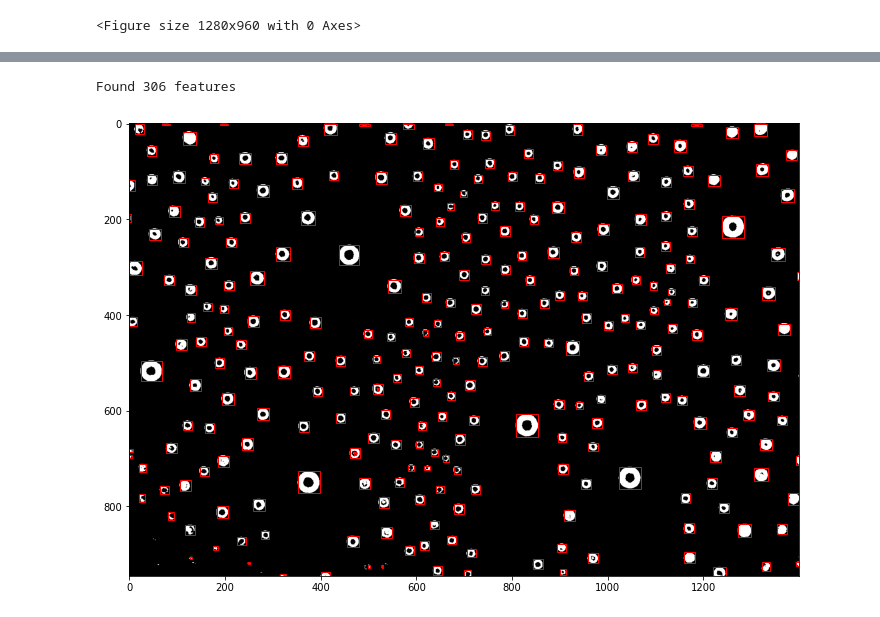
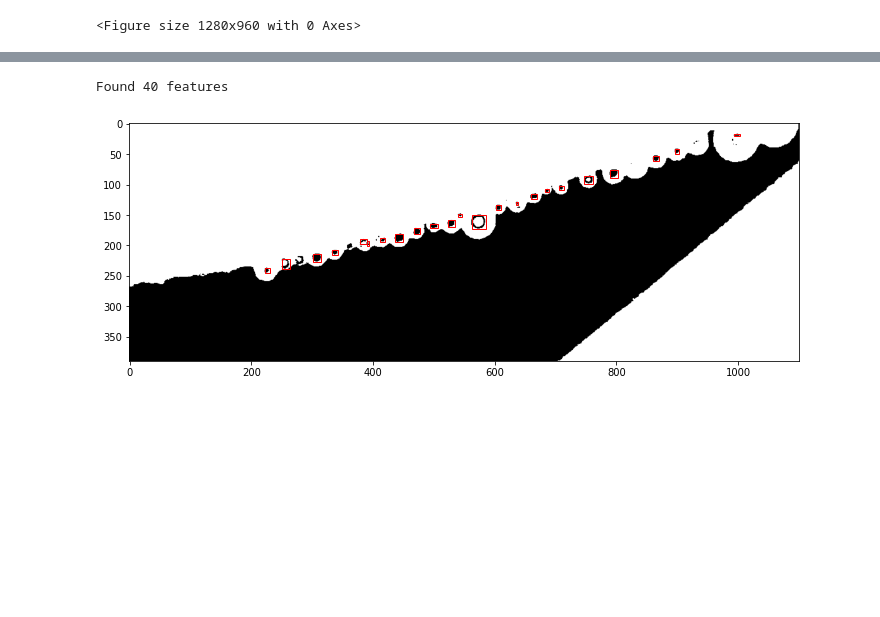
Before and after one commit to KeithHedlund13/dropletEmulsionDensity, a Jupyter notebook: parafinOilDropletTracking.ipynb, the cells around one changed output, grey strips where cells are left out. Drawn from its saved outputs; the diff is of its cells as text; code cells hidden in the pictures; blank space fills up the shorter version.

```diff
--- a/parafinOilDropletTracking.ipynb
+++ b/parafinOilDropletTracking.ipynb
@@ -27,7 +27,7 @@ mpl.rc('image', cmap='gray')
 <Figure size 1280x960 with 0 Axes>
 # %%
 #Here, you can change where the image files are being fetched from.
-fileName = 'square aggregation.png'
+fileName = 'paraffinNoEFieldSpacing.png'
 prefix = './data/'
 path = prefix + fileName
 # %%
@@ -40,9 +40,9 @@ plt.imshow(imraw)
 # %%
 def crop(img):
     x_min = 0
-    x_max = 1400
-    y_min = 0
-    y_max = 1000
+    x_max = 1100
+    y_min = 410
+    y_max = 800
     return img[y_min:y_max,x_min:x_max]
 
 im = crop(imraw)
@@ -65,7 +65,7 @@ def preprocess_film(img):
     imgc = crop(img)
     imgc = skimage.color.rgb2gray(imgc)
 
-    threshold = .65
+    threshold = .38
     idx = imgc > threshold
     idx2 = imgc < threshold
     idx3 = imgc == threshold
@@ -90,27 +90,27 @@ plt.imshow(im)
 # %%
 import skimage
 import matplotlib.patches as mpatches
 
-white = 0
+white = 255
 label_image, number_of_labels = skimage.measure.label(im, background=white, return_num=True)
 print("Found %d features"%(number_of_labels))
 fig, ax = plt.subplots(ncols=1, nrows=1, figsize=(12, 12))
 ax.imshow(im, cmap='gray')
 for region in skimage.measure.regionprops(label_image, intensity_image=im):
     if region.area < 10 or region.area > 3000:
         continue
 
-    if region.mean_intensity < 1:
+    if region.mean_intensity > 1:
         continue
 
     minr, minc, maxr, maxc = region.bbox
     rect = mpatches.Rectangle((minc, minr), maxc -minc, maxr - minr,
                              fill=False, edgecolor='red', linewidth=1)
 
     ax.add_patch(rect)
 # %% [output]
-Found 306 features
+Found 40 features
-[figure, old version]
+[figure, new version]
 # %%
 #Stores these images in a panda sequence
 features = pd.DataFrame()
```
Also changed, not shown: parts of 8 cells of this notebook.
